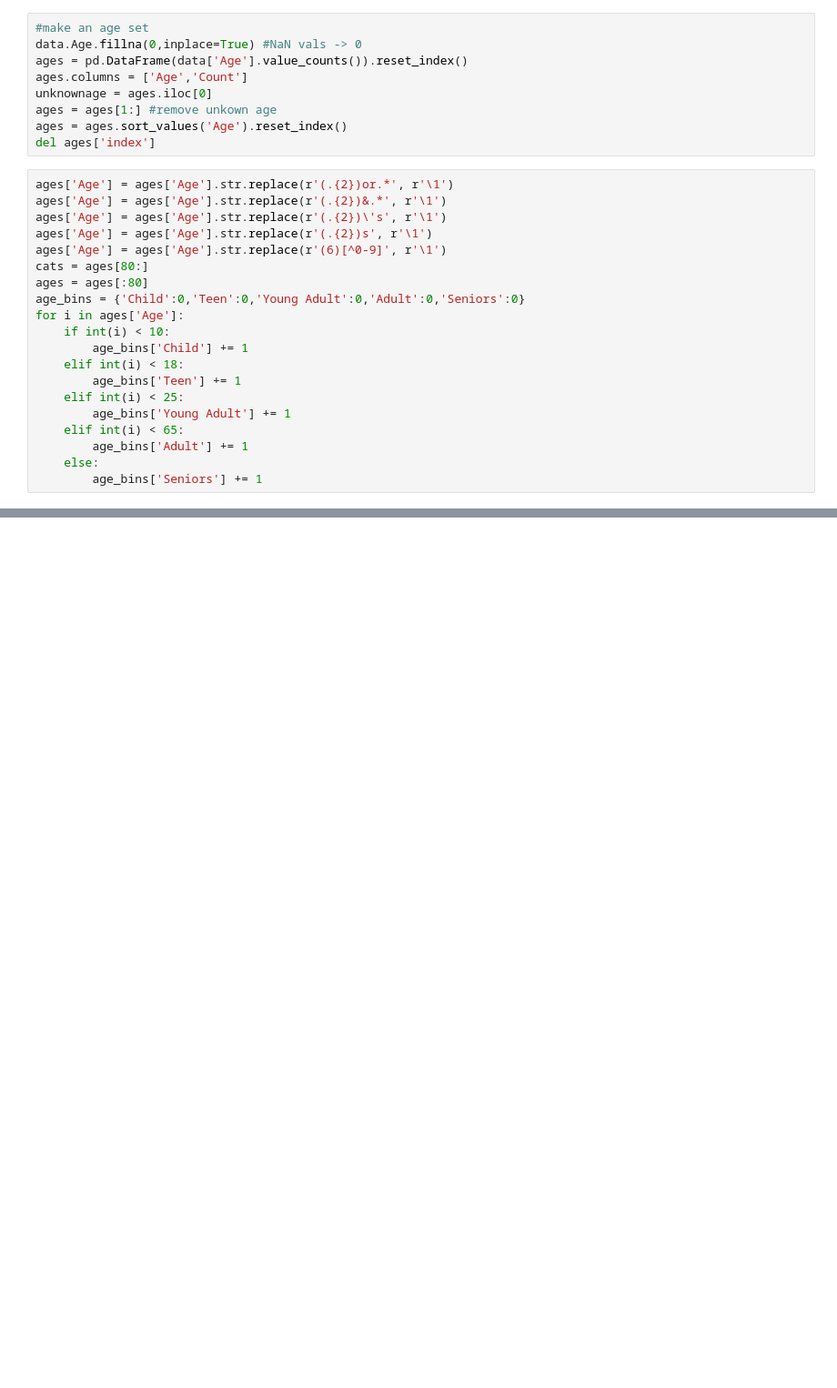
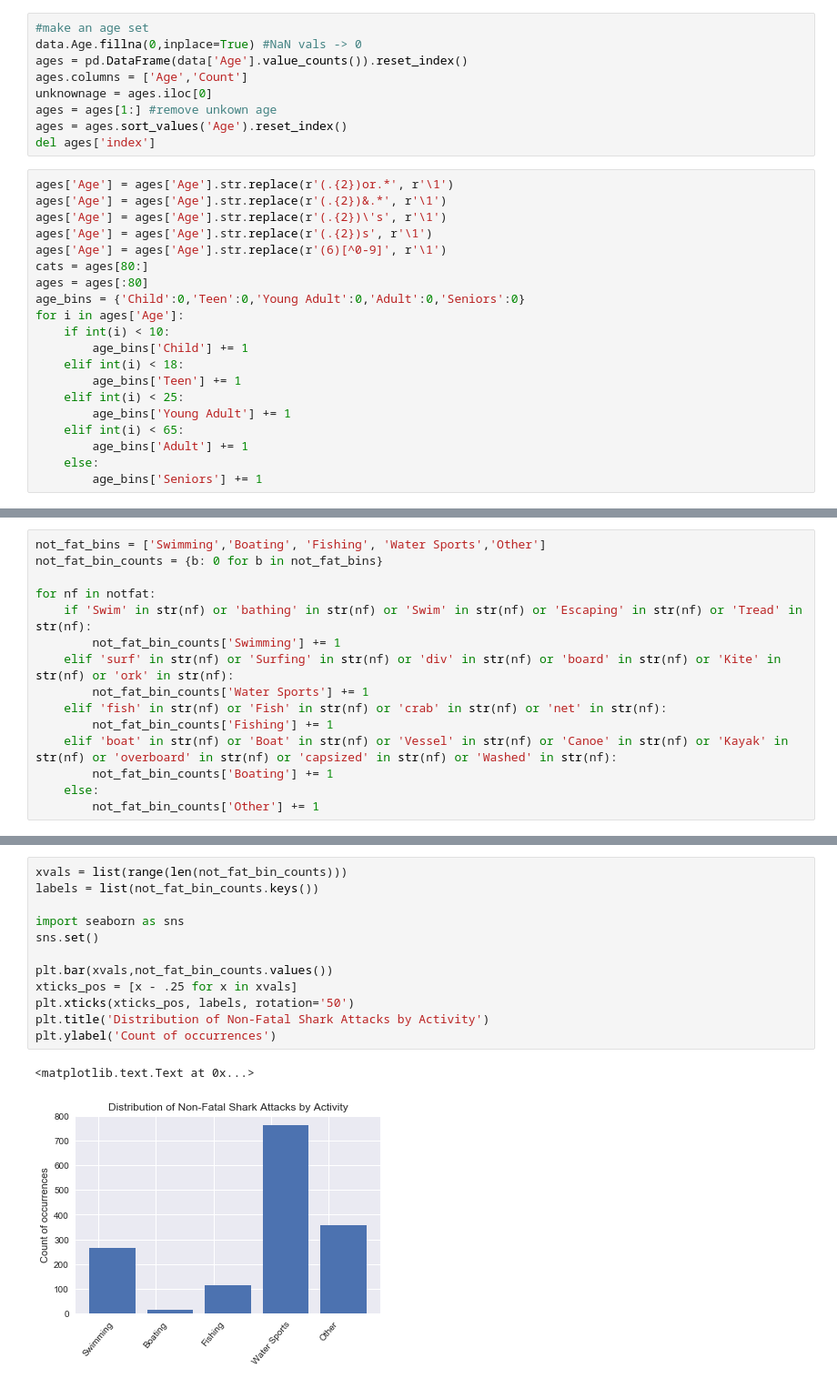
Before and after one commit to red7740/SharkAttacks, a Jupyter notebook: SharkAttacks/cleanup.ipynb, the cells around one changed output, grey strips where cells are left out. Shown: that part at 91% size. Drawn from its saved outputs; the diff is of its cells as text; blank space fills up the shorter version.

```diff
--- a/SharkAttacks/cleanup.ipynb
+++ b/SharkAttacks/cleanup.ipynb
@@ -88,0 +95,15 @@ cats
+# %%
+not_fat_bins = ['Swimming','Boating', 'Fishing', 'Water Sports','Other']
+not_fat_bin_counts = {b: 0 for b in not_fat_bins}
+
+for nf in notfat:
+    if 'Swim' in str(nf) or 'bathing' in str(nf) or 'Swim' in str(nf) or 'Escaping' in str(nf) or 'Tread' in str(nf):
+        not_fat_bin_counts['Swimming'] += 1
+    elif 'surf' in str(nf) or 'Surfing' in str(nf) or 'div' in str(nf) or 'board' in str(nf) or 'Kite' in str(nf) or 'ork' in str(nf):
+        not_fat_bin_counts['Water Sports'] += 1
+    elif 'fish' in str(nf) or 'Fish' in str(nf) or 'crab' in str(nf) or 'net' in str(nf):
+        not_fat_bin_counts['Fishing'] += 1
+    elif 'boat' in str(nf) or 'Boat' in str(nf) or 'Vessel' in str(nf) or 'Canoe' in str(nf) or 'Kayak' in str(nf) or 'overboard' in str(nf) or 'capsized' in str(nf) or 'Washed' in str(nf):
+        not_fat_bin_counts['Boating'] += 1
+    else:
+        not_fat_bin_counts['Other'] += 1
@@ -88,0 +136,15 @@ cats
+# %%
+xvals = list(range(len(not_fat_bin_counts)))
+labels = list(not_fat_bin_counts.keys())
+
+import seaborn as sns
+sns.set()
+
+plt.bar(xvals,not_fat_bin_counts.values())
+xticks_pos = [x - .25 for x in xvals]
+plt.xticks(xticks_pos, labels, rotation='50')
+plt.title('Distribution of Non-Fatal Shark Attacks by Activity')
+plt.ylabel('Count of occurrences')
+# %% [output]
+<matplotlib.text.Text at 0x...>
+[figure, added]
```
Also changed, not shown: parts of 22 cells of this notebook, 4 other files.
